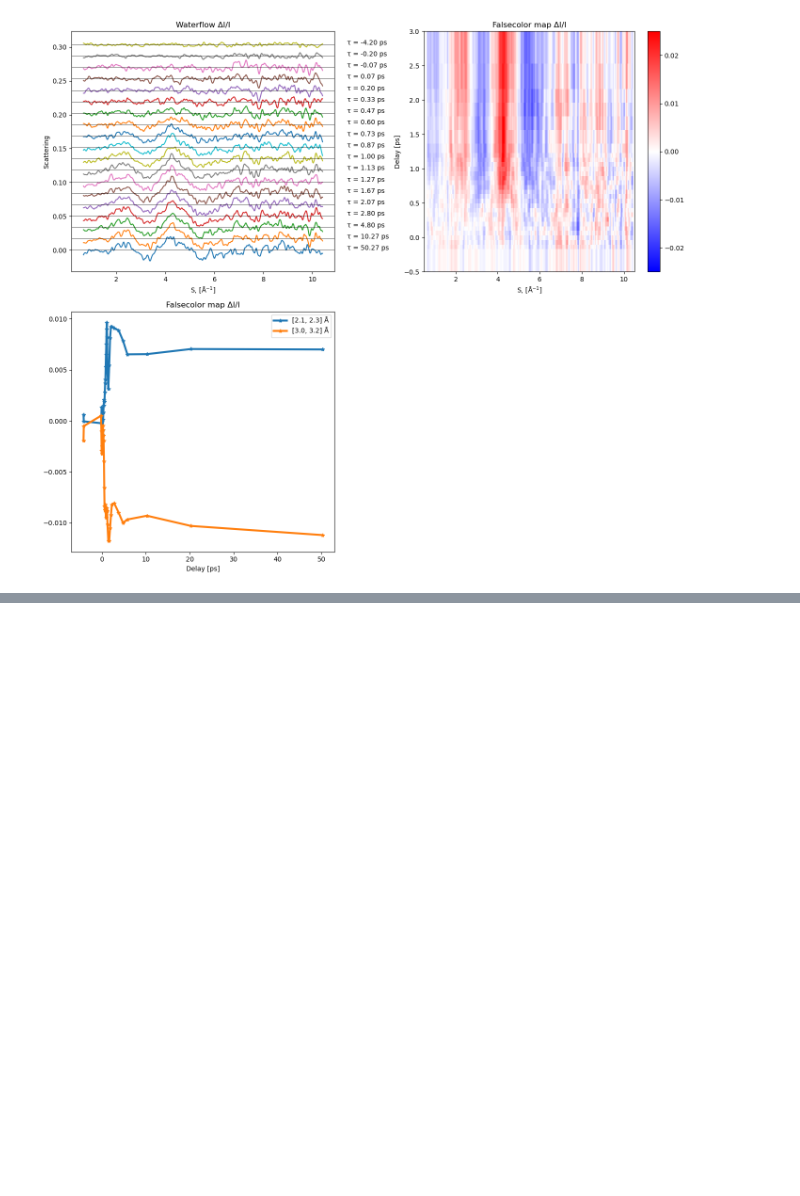
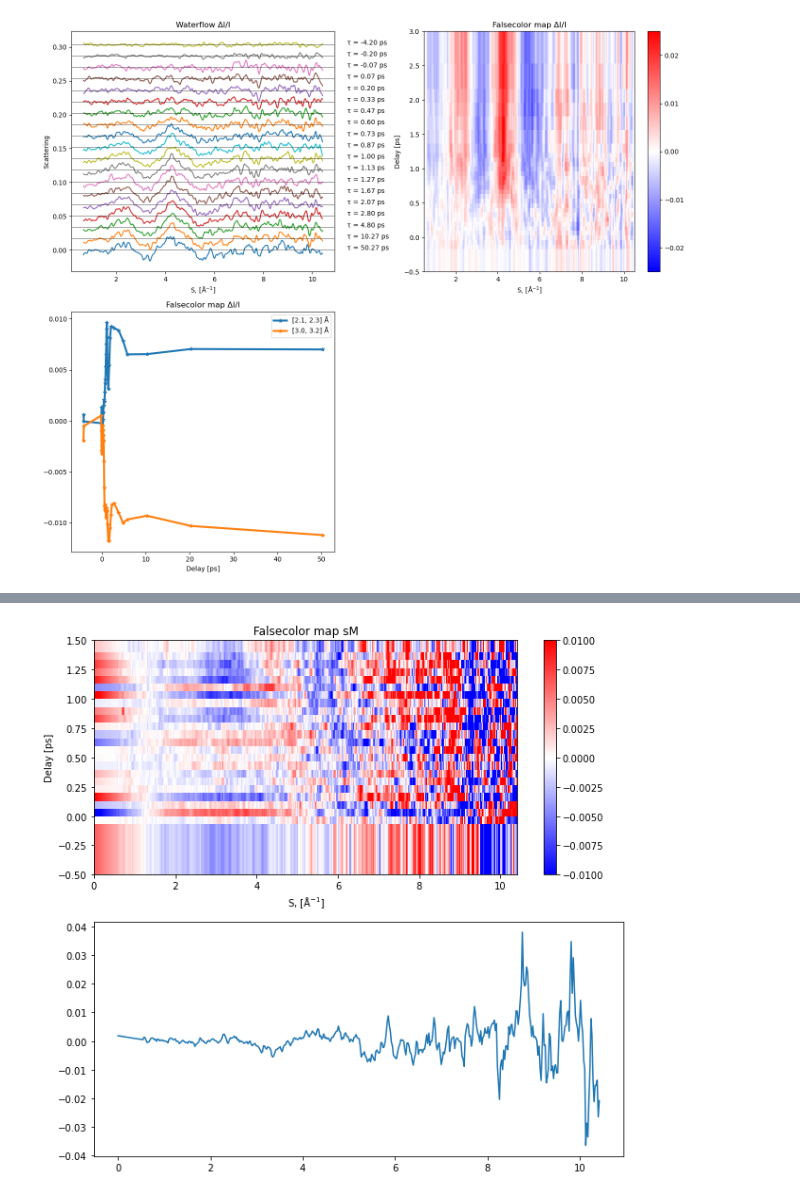
Before and after one commit to lheald2/gued, a Jupyter notebook: T0_Analysis.ipynb, the cells around one changed output, grey strips where cells are left out. Cells and saved outputs as stored; diff of their text form; code cells hidden in the pictures; blank space fills up the shorter version.

```diff
--- a/T0_Analysis.ipynb
+++ b/T0_Analysis.ipynb
@@ -460,0 +1702,29 @@ plt.show()
+# %%
+def poly_remove_bkg(s1,data):
+    z=np.polyfit(s1,data,2)
+    p=np.poly1d(z)
+    Ivals=p(s1)
+    bkg_removed=data-Ivals
+    return bkg_removed
+
+sM_bkg_rmv = []
+for i in range(len(sM)):
+    bkg_rmv = poly_remove_bkg(s, sM[i])
+    sM_bkg_rmv.append(bkg_rmv)
+sM_bkg_rmv = np.array(sM_bkg_rmv)
+
+plt.figure(figsize=(10,10))
+plt.subplot(2,1,1)
+plt.pcolor(s, realtime, sM_bkg_rmv,cmap='bwr')
+plt.clim(vmin=-0.01, vmax=0.01);
+plt.colorbar()
+plt.ylim(-0.5, 1.5)
+plt.xlabel(r'S, ['+angs+'$^{-1}$]')
+plt.ylabel('Delay [ps]')
+plt.title('Falsecolor map sM')
+
+plt.subplot(2,1,2)
+plt.plot(s, sM_bkg_rmv[-1])
+plt.show()
+# %% [output]
+[figure, added]
```
Also changed, not shown: parts of 40 cells of this notebook, 8 other files.
